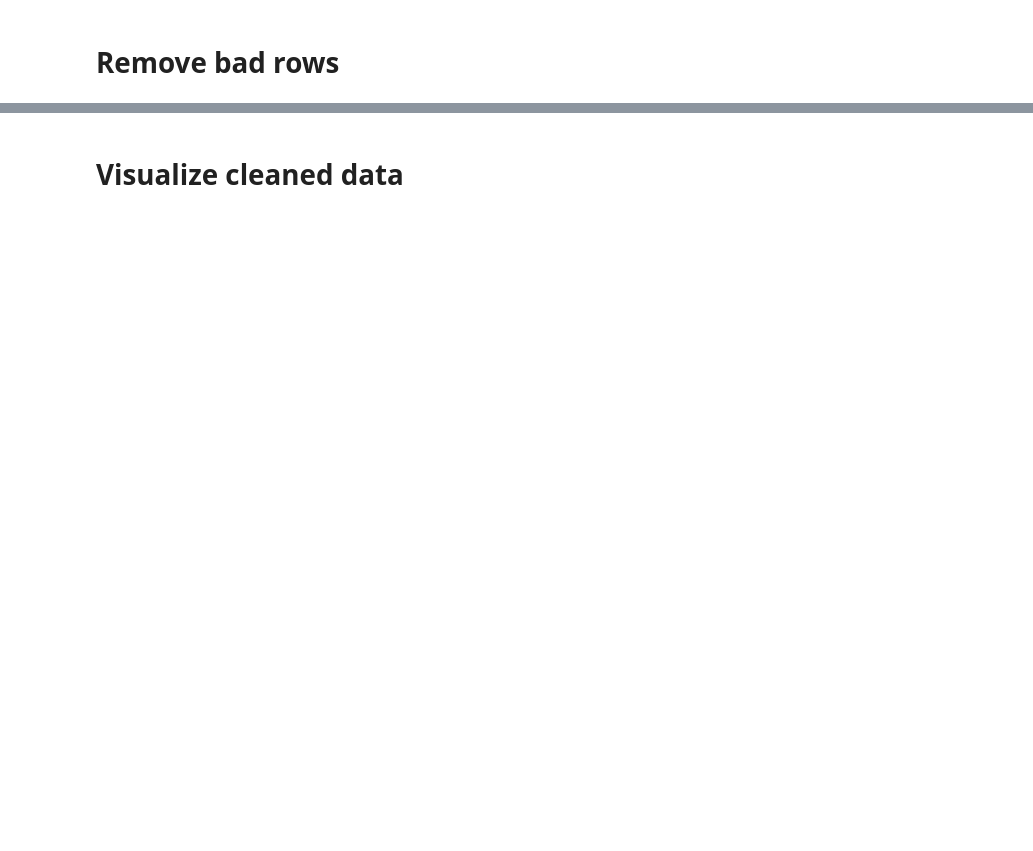
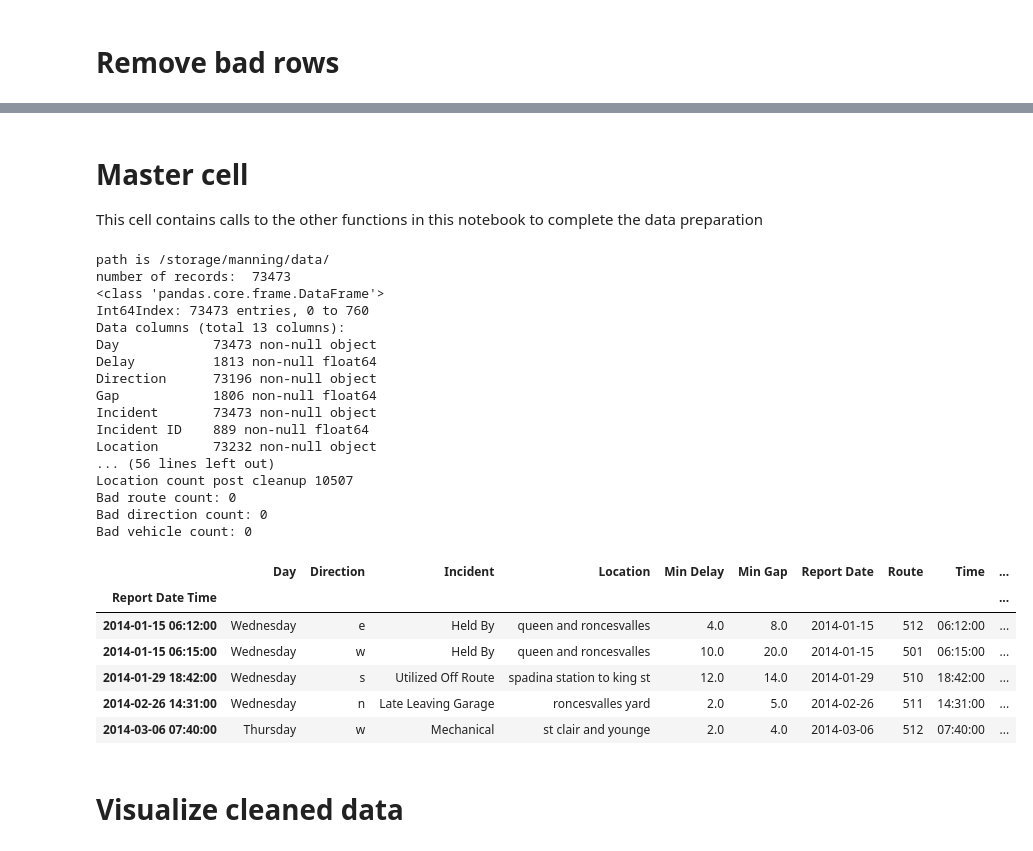
Before and after one commit to ryanmark1867/manning, a Jupyter notebook: streetcar_data_preparation_refactored.ipynb, the cells around one changed output, grey strips where cells are left out. Drawn from its saved outputs; the diff is of its cells as text; code cells hidden in the pictures; blank space fills up the shorter version.

```diff
--- a/streetcar_data_preparation_refactored.ipynb
+++ b/streetcar_data_preparation_refactored.ipynb
@@ -42,7 +42,7 @@ remove_bad_values = True
 # name of file containing pickled dataframe version of input (unprocessed) dataset
 pickled_input_dataframe = '2014_2019_upto_june.pkl'
 # name of file to which prepared data set is saved as a pickled dataframe
-pickled_output_dataframe = '2014_2019_df_cleaned_remove_bad_sept18.pkl'
+pickled_output_dataframe = '2014_2019_df_cleaned_remove_bad_sept24.pkl'
 # %% [markdown]
 # Streetcar vehicle IDs CLRV/ALRV
 
@@ -424,5 +298,6 @@ Name: Vehicle, Length: 2504, dtype: int64
 # %%
-print("vehicle count pre cleanup",df['Vehicle'].nunique())
-df['Vehicle'] = df['Vehicle'].apply(lambda x:check_vehicle(x))
-print("vehicle count post cleanup",df['Vehicle'].nunique())
-df['Vehicle'].value_counts()
+def vehicle_cleanup(df):
+    print("Vehicle count pre cleanup",df['Vehicle'].nunique())
+    df['Vehicle'] = df['Vehicle'].apply(lambda x:check_vehicle(x))
+    print("Vehicle count post cleanup",df['Vehicle'].nunique())
+    return(df)
@@ -720,6 +361,7 @@ Bad vehicle count: 12089
 # %%
-# remove rows with bad vehicle value
-if remove_bad_values:
+# remove rows with bad values
+def remove_bad(df):
     df = df[df.Vehicle != 'bad vehicle']
     df = df[df.Direction != 'bad direction']
     df = df[df.Route != 'bad route']
+    return(df)
@@ -745,3 +368,62 @@ dfn.head()
+# %% [markdown]
+# Master cell
+This cell contains calls to the other functions in this notebook to complete the data preparation
+# %%
+# master cell to call the other functions
+# get the path for data files
+path = get_path()
+print("path is",path)
+# load route direction and delay data datframes
+df = ingest_data(path)
+print("number of records: ",len(df.index))
+print("df.info() output",df.info())
+print("df.shape output",df.shape)
+print("df.describe() output",df.describe())
+print("df.types output",df.dtypes)
+df,allcols,textcols,continuouscols,timecols,collist = general_cleanup(df)
+df.head()
+# check that the values for April 2019 are correct
+df[df['Report Date Time'].astype(str).str[:7]=='2019-04']
+# cleanup Route
+df = route_cleanup(df)
+df = vehicle_cleanup(df)
+df = direction_cleanup(df)
+df = location_cleanup(df)
+if remove_bad_values:
+    df = remove_bad(df)
+print("Bad route count:",df[df.Route == 'bad route'].shape[0])
+print("Bad direction count:",df[df.Direction == 'bad direction'].shape[0])
+print("Bad vehicle count:",df[df.Vehicle == 'bad vehicle'].shape[0])
+# pickle the cleansed dataframe
+file_name = path + pickled_output_dataframe
+df.to_pickle(file_name)
+dfn = pd.read_pickle(file_name)
+dfn.head()
+# %% [output]
+path is /storage/manning/data/
+number of records:  73473
+<class 'pandas.core.frame.DataFrame'>
+Int64Index: 73473 entries, 0 to 760
+Data columns (total 13 columns):
+Day            73473 non-null object
+Delay          1813 non-null float64
+Direction      73196 non-null object
+Gap            1806 non-null float64
+Incident       73473 non-null object
+Incident ID    889 non-null float64
+Location       73232 non-null object
+... (56 lines left out)
+Location count post cleanup 10507
+Bad route count: 0
+Bad direction count: 0
+Bad vehicle count: 0
+|  | Day | Direction | Incident | Location | Min Delay | Min Gap | Report Date | Route | Time | ... |
+| Report Date Time |  |  |  |  |  |  |  |  |  | ... |
+| 2014-01-15 06:12:00 | Wednesday | e | Held By | queen and roncesvalles | 4.0 | 8.0 | 2014-01-15 | 512 | 06:12:00 | ... |
+| 2014-01-15 06:15:00 | Wednesday | w | Held By | queen and roncesvalles | 10.0 | 20.0 | 2014-01-15 | 501 | 06:15:00 | ... |
+| 2014-01-29 18:42:00 | Wednesday | s | Utilized Off Route | spadina station to king st | 12.0 | 14.0 | 2014-01-29 | 510 | 18:42:00 | ... |
+| 2014-02-26 14:31:00 | Wednesday | n | Late Leaving Garage | roncesvalles yard | 2.0 | 5.0 | 2014-02-26 | 511 | 14:31:00 | ... |
+| 2014-03-06 07:40:00 | Thursday | w | Mechanical | st clair and younge | 2.0 | 4.0 | 2014-03-06 | 512 | 07:40:00 | ... |
 # %% [markdown]
 # Visualize cleaned data
 # %%
```
Also changed, not shown: parts of 34 cells of this notebook.
